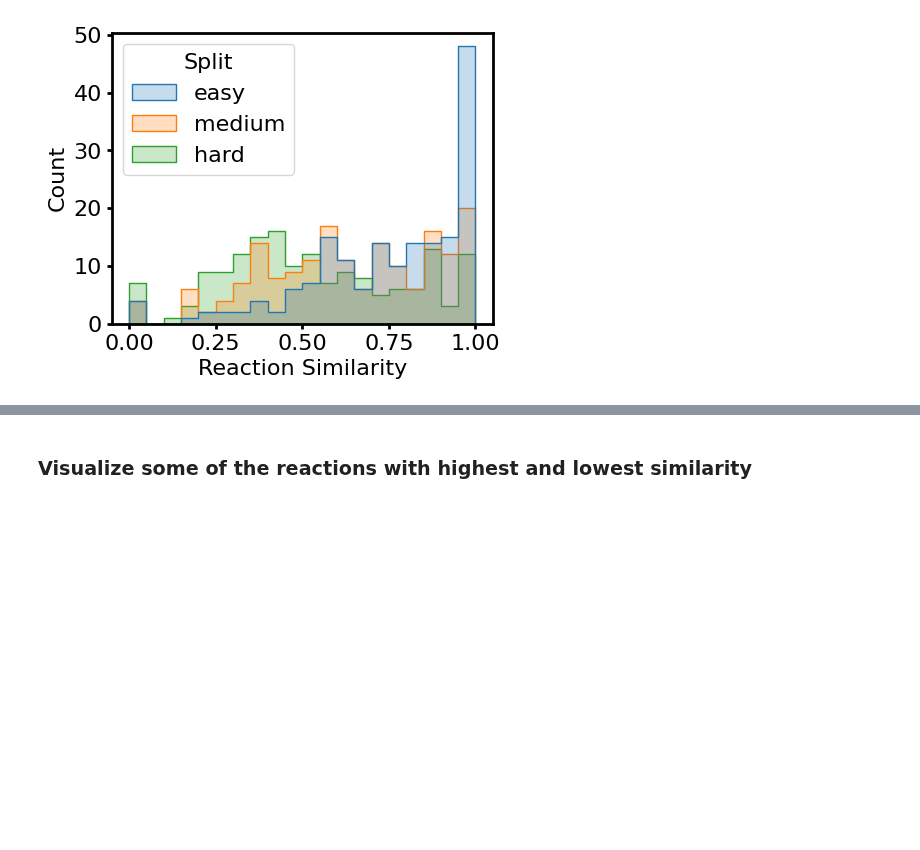
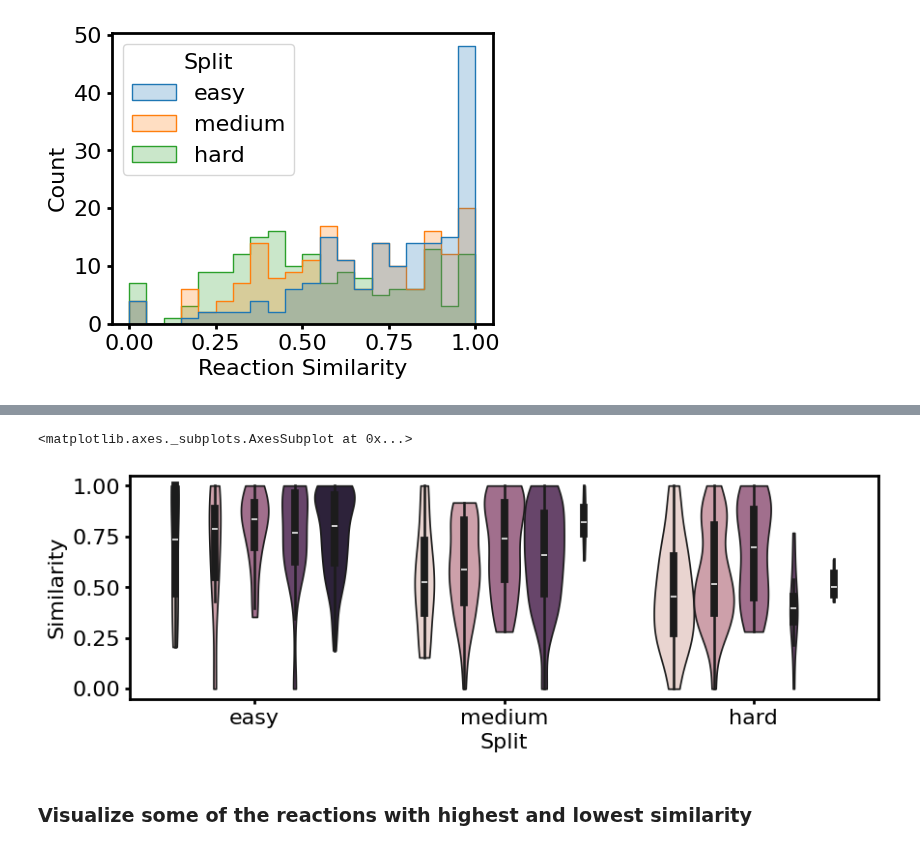
Before and after one commit to jsunn-y/CARE, a Jupyter notebook: performance_evaluation.ipynb, the cells around one changed output, grey strips where cells are left out. Saved outputs shown, nothing was run; the diff lists cells and outputs as text; code cells hidden in the pictures; blank space fills up the shorter version.

```diff
--- a/performance_evaluation.ipynb
+++ b/performance_evaluation.ipynb
@@ -288,3 +296,9 @@ Ttest_indResult(statistic=-0.06384438839654549, pvalue=0.9491733321181794)
+# %%
+plt.figure(figsize=(10, 3))
+sns.violinplot(data=results, x='Split', y='Similarity', hue='k=1 accuracy level', cut=False, legend=False, density_norm="count")
+# %% [output]
+<matplotlib.axes._subplots.AxesSubplot at 0x...>
+[figure, added]
 # %% [markdown]
 ### Visualize some of the reactions with highest and lowest similarity
 # %% [markdown]
```
Also changed, not shown: parts of 6 cells of this notebook, 2 other files.
